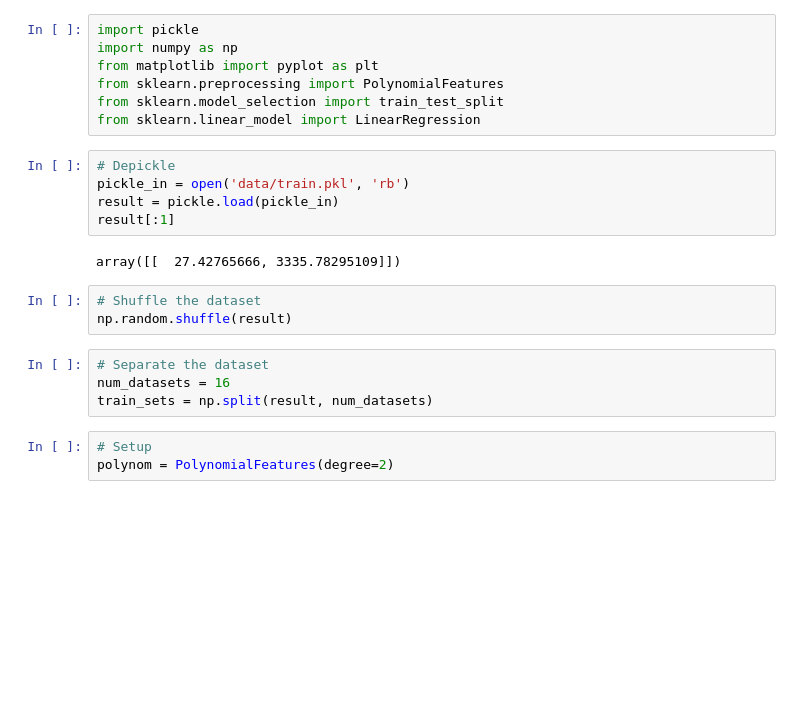
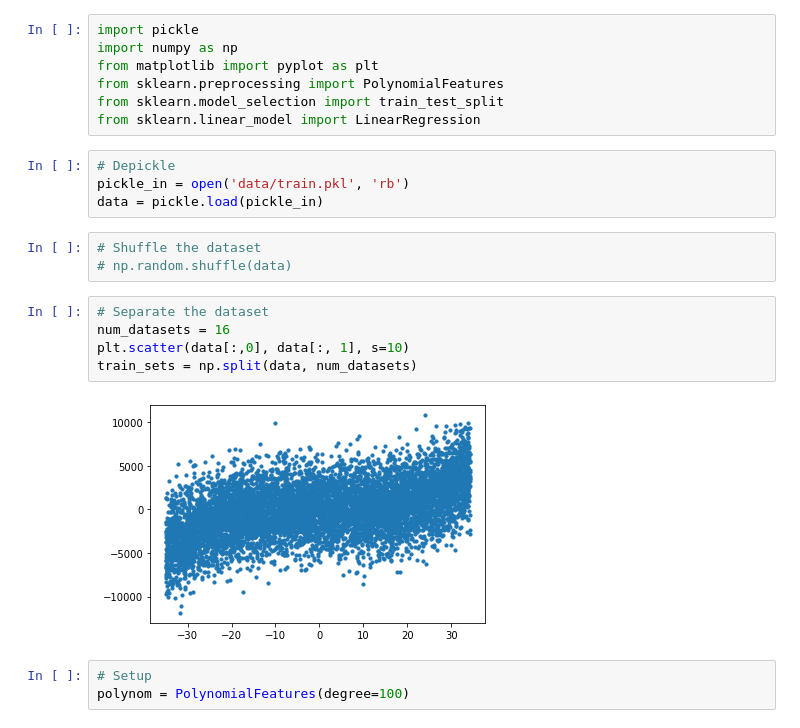
Before and after one commit to abhayp2204/Machine-Learning, a Jupyter notebook: poly.ipynb, the cells around one changed output. Cells and saved outputs as stored; diff of their text form; blank space fills up the shorter version.

```diff
--- a/poly.ipynb
+++ b/poly.ipynb
@@ -8,17 +8,17 @@ from sklearn.linear_model import LinearRegression
 # %%
 # Depickle
 pickle_in = open('data/train.pkl', 'rb')
-result = pickle.load(pickle_in)
-result[:1]
+data = pickle.load(pickle_in)
-# %% [output]
-array([[  27.42765666, 3335.78295109]])
 # %%
 # Shuffle the dataset
-np.random.shuffle(result)
+# np.random.shuffle(data)
 # %%
 # Separate the dataset
 num_datasets = 16
-train_sets = np.split(result, num_datasets)
+plt.scatter(data[:,0], data[:, 1], s=10)
+train_sets = np.split(data, num_datasets)
+# %% [output]
+[figure, added]
 # %%
 # Setup
-polynom = PolynomialFeatures(degree=2)
+polynom = PolynomialFeatures(degree=100)
```
Also changed, not shown: parts of 2 cells of this notebook, 4 other files.
